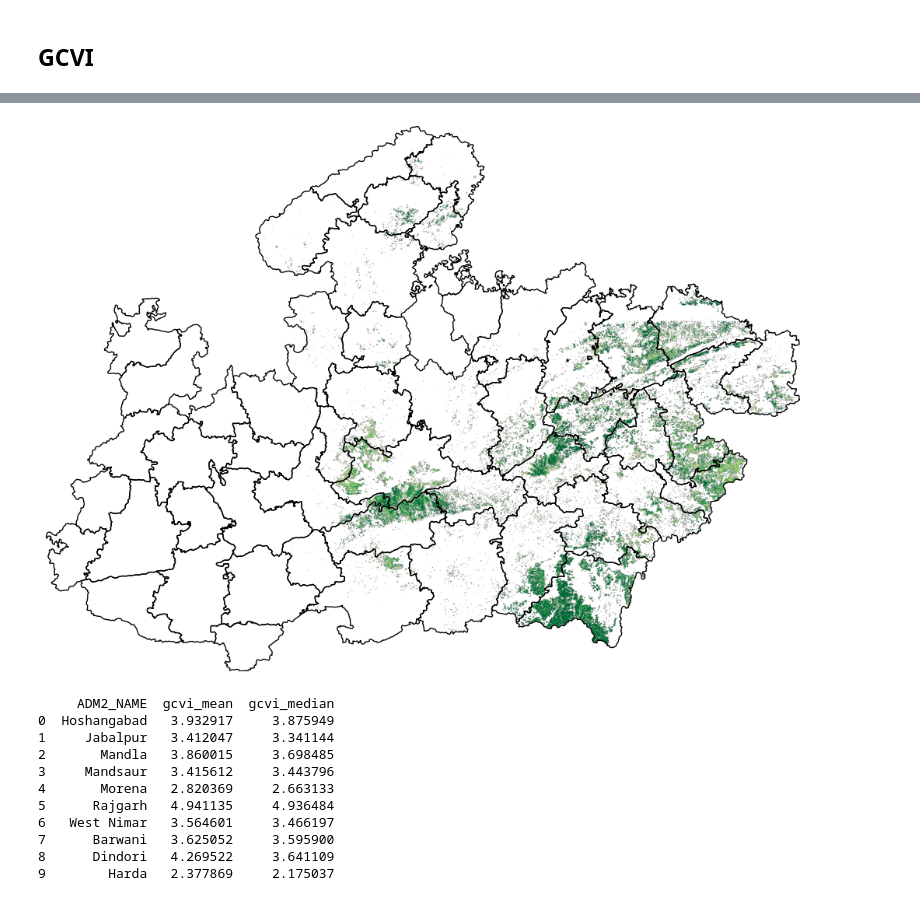
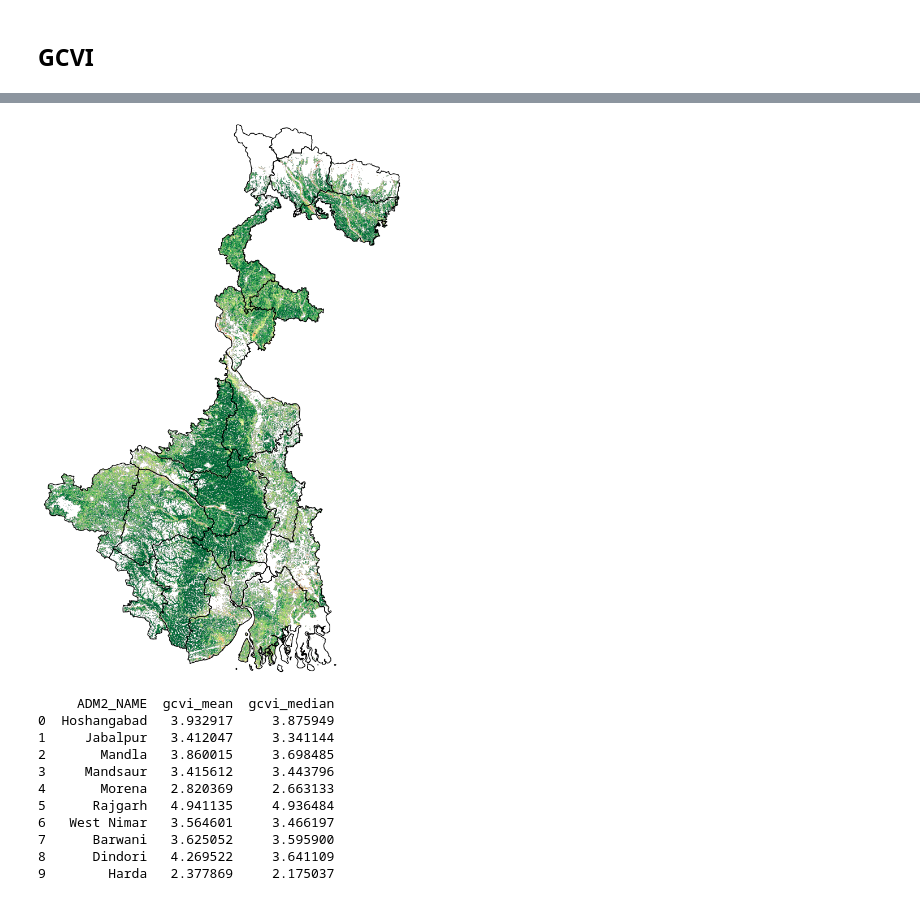
Before and after one commit to edrian-liao/crop-yield-forecasting, a Jupyter notebook: notebooks/data/madhyaPradesh.ipynb, the cells around one changed output, grey strips where cells are left out. Saved outputs shown, nothing was run; the diff lists cells and outputs as text; code cells hidden in the pictures.

```diff
--- a/notebooks/data/madhyaPradesh.ipynb
+++ b/notebooks/data/madhyaPradesh.ipynb
@@ -46,5 +43,5 @@ Data downloaded to /Users/edliao/Documents/6_Projects/crop-yield-forecasting/dat
 # %%
-with rio.open('../../data/gcvi/peak_gcvi_kharif_2023_mp_crop.tif') as src:
+with rio.open('../../data/gcvi/peak_gcvi_kharif_2023_wb_jordi.tif') as src:
     peak_gcvi = src.read(1).astype('float32')
     # Handle no-data values
     peak_gcvi[peak_gcvi == src.nodata] = np.nan
@@ -91,28 +88,28 @@ GCVI 30.0: 1 pixels
 # %%
 from rasterio.plot import show
 import matplotlib.colors as mcolors
 
-districts = gpd.read_file('../../data/MP_Districts_GAUL/MP_Districts_GAUL.shp')
+districts = gpd.read_file('../../data/WB_Districts_GAUL.geojson')
 districts = districts.to_crs('EPSG:4326')
 fig, ax = plt.subplots(figsize=(10, 10))
 
-with rio.open('../../data/gcvi/peak_gcvi_kharif_2023_mp_crop.tif') as src:
+with rio.open('../../data/gcvi/peak_gcvi_kharif_2023_wb_jordi.tif') as src:
     show(src, ax=ax, cmap='RdYlGn', vmin=0, vmax=5)
     districts = districts.to_crs(src.crs)
 
 districts.plot(ax=ax, color='none', edgecolor='black', linewidth=1)
 # ax.set_title('Peak GCVI – Kharif 2023, Madhya Pradesh', fontsize=22)
 
 # Colorbar
 # sm = plt.cm.ScalarMappable(cmap='RdYlGn', norm=mcolors.Normalize(vmin=0, vmax=5))
 # sm.set_array([])
 # plt.colorbar(sm, ax=ax, label='GCVI', shrink=0.5)
 
 plt.axis('off')
 plt.tight_layout()
 plt.show()
 # %% [output]
-[figure, old version]
+[figure, new version]
 # %%
 from rasterstats import zonal_stats
 districts = gpd.read_file('data/MP_Districts_GAUL/MP_Districts_GAUL.shp')
```
Also changed, not shown: parts of 2 cells of this notebook, 3 other files.
